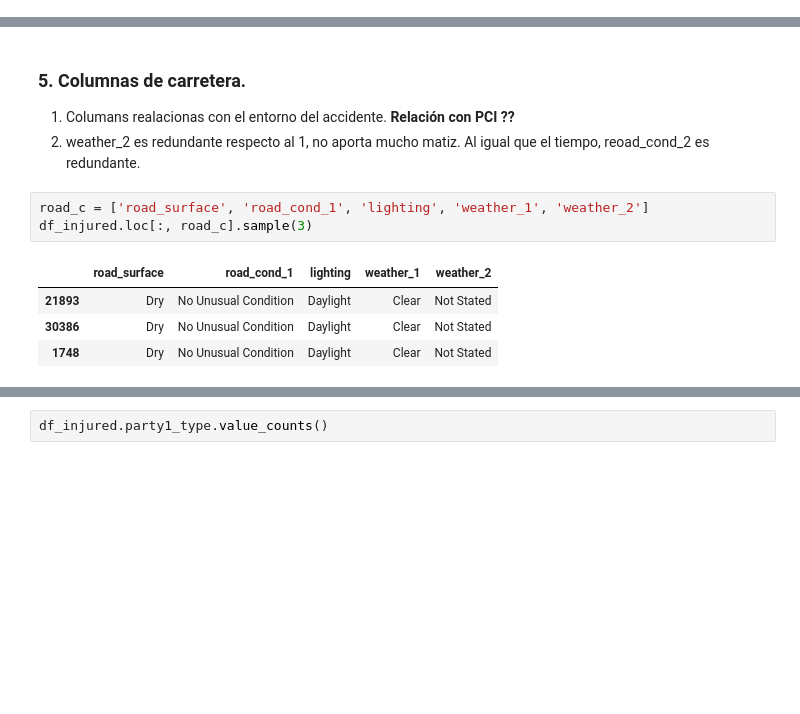
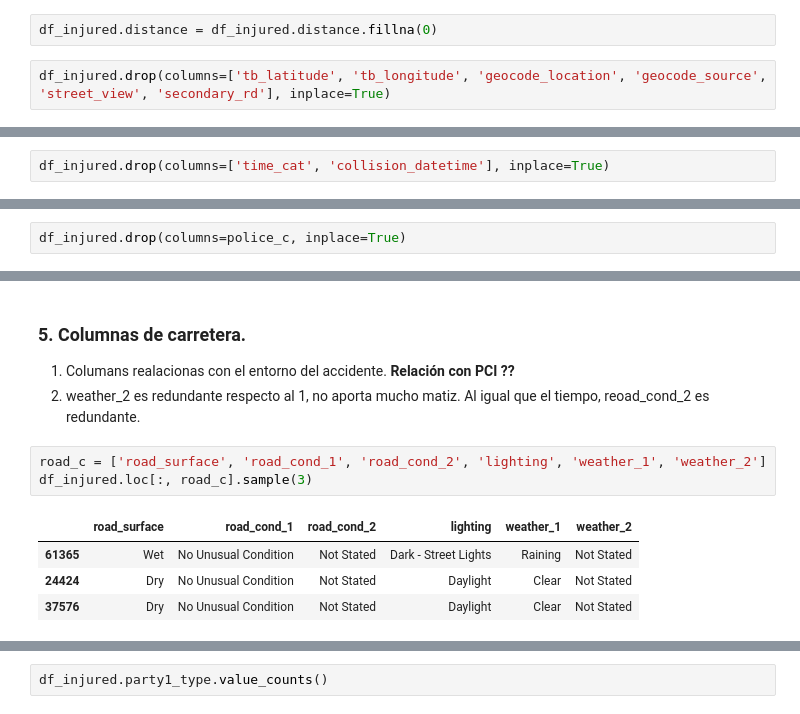
Before and after one commit to franpelirrojo/proyecto-carreteras-sf-fantastic-four, a Jupyter notebook: accidentes_injury/eda_injured.ipynb, the cells around one changed output, grey strips where cells are left out. Cells and saved outputs as stored; diff of their text form; blank space fills up the shorter version.

```diff
--- a/accidentes_injury/eda_injured.ipynb
+++ b/accidentes_injury/eda_injured.ipynb
@@ -46,3 +48,7 @@ Length: 1, dtype: str
+# %%
+df_injured.distance = df_injured.distance.fillna(0)
+# %%
+df_injured.drop(columns=['tb_latitude', 'tb_longitude', 'geocode_location', 'geocode_source', 'street_view', 'secondary_rd'], inplace=True)
 # %% [markdown]
 ### 2. Columnas de temporales.
 1. Esta tabla nos da mucha granularidad a la hora de poder mostrar el momento del accidente. Para el modelo no será útil pero para el BI sí.
@@ -57,3 +64,5 @@ df_injured.loc[:, time_c].sample(3)
+# %%
+df_injured.drop(columns=['time_cat', 'collision_datetime'], inplace=True)
 # %% [markdown]
 ### 3. Columnas de policía.
 1. Información sobre los ajentes que reportan y sus comisarias.
@@ -69,3 +78,5 @@ df_injured.loc[:, police_c].sample(3)
+# %%
+df_injured.drop(columns=police_c, inplace=True)
 # %% [markdown]
 ### 4. Columnas de colisión.
 1. Aportan gran cantidad de información sobre el sentido del accidente. Naturaleza de este, causas y partes implicadas.
@@ -137,10 +148,10 @@ Name: count, dtype: int64
 1. Columans realacionas con el entorno del accidente. **Relación con PCI ??**
 1. weather_2 es redundante respecto al 1, no aporta mucho matiz. Al igual que el tiempo, reoad_cond_2 es redundante.
 # %%
-road_c = ['road_surface', 'road_cond_1', 'lighting', 'weather_1', 'weather_2']
+road_c = ['road_surface', 'road_cond_1', 'road_cond_2', 'lighting', 'weather_1', 'weather_2']
 df_injured.loc[:, road_c].sample(3)
 # %% [output]
-|  | road_surface | road_cond_1 | lighting | weather_1 | weather_2 |
-| 21893 | Dry | No Unusual Condition | Daylight | Clear | Not Stated |
-| 30386 | Dry | No Unusual Condition | Daylight | Clear | Not Stated |
-| 1748 | Dry | No Unusual Condition | Daylight | Clear | Not Stated |
+|  | road_surface | road_cond_1 | road_cond_2 | lighting | weather_1 | weather_2 |
+| 61365 | Wet | No Unusual Condition | Not Stated | Dark - Street Lights | Raining | Not Stated |
+| 24424 | Dry | No Unusual Condition | Not Stated | Daylight | Clear | Not Stated |
+| 37576 | Dry | No Unusual Condition | Not Stated | Daylight | Clear | Not Stated |
```
Also changed, not shown: parts of 15 cells of this notebook, 1 other file.
